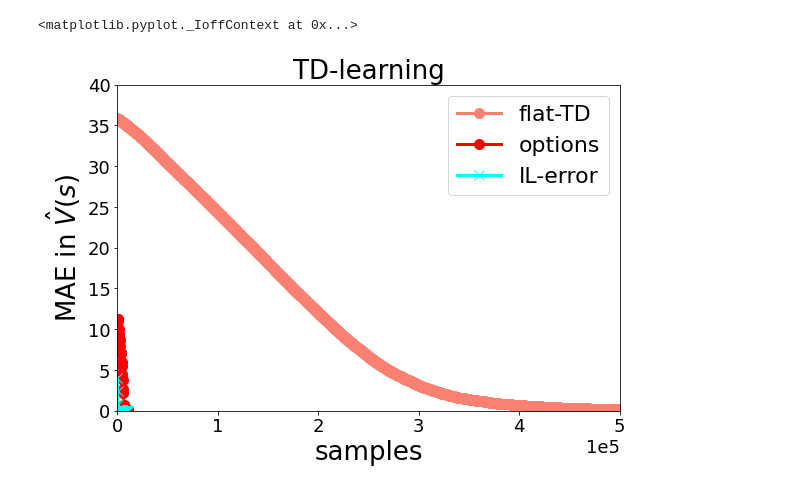
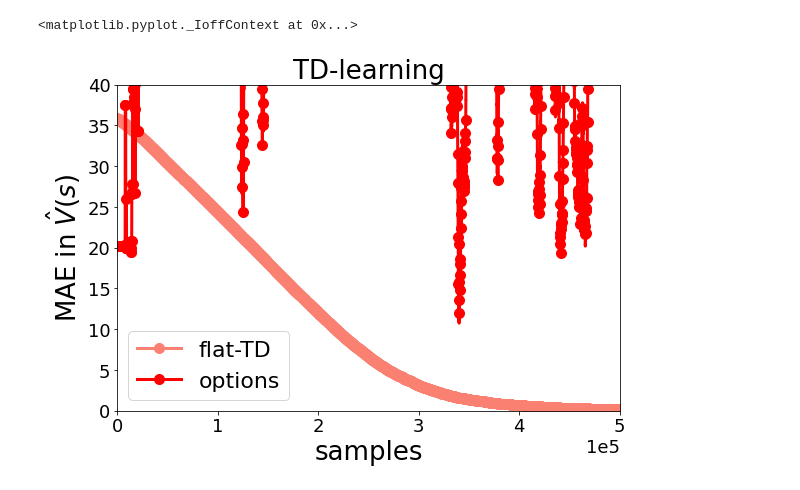
Before and after one commit to guillermoim/options, a Jupyter notebook: Untitled.ipynb, the cells around one changed output. Cells and saved outputs as stored; diff of their text form; code cells hidden in the pictures.

```diff
--- a/Untitled.ipynb
+++ b/Untitled.ipynb
@@ -23,11 +20,11 @@ plt.ioff()
 #errors3 = np.loadtxt('results/rooms_Flat_errors_lr04_eps01fixed.txt')
 errors4 = np.loadtxt('results/rooms_Flat_errors_8x8.txt')
 #errors5 = np.loadtxt('results/rooms_Flat_errors_dynamiclr_03eps.txt')
-#errors6 = np.loadtxt('results/rooms_options_errors_current.txt')
+errors6 = np.loadtxt('results/rooms_stochastic_H_errors_3x3.txt')
 #errors7 = np.loadtxt('results/rooms_options_errors_dynamic_fixedLL04.txt')
 #errors8 = np.loadtxt('results/rooms_options_errors_dynamic_LLgreedy.txt')
 #errors9 = np.loadtxt('results/rooms_options_errors_HL07_LL03.txt')
-#errors10 = np.loadtxt('results/rooms_options_errors_o_HL07_LL03.txt')
+#errors10 = np.loadtxt('results/rooms_stochastic_options_Q_3x3.txt')
 
 
 #filename = 'pictures/overall_taxi_5_1.pdf'
@@ -45,32 +42,32 @@ ax.set_title(fr'TD-learning', **csfont)
 #ax.plot(mean_rewards, linewidth=3, markevery=250, color='gray', marker='x', markersize=10)
 #ax.plot(errors, linewidth=3, markevery=250, color='brown', marker='d', markersize=10)
 #ax.plot(errors1, linewidth=3, markevery=250, color='orange', marker='x', markersize=10)
 #ax.plot(errors2, linewidth=3, markevery=250, color='blue', marker='v', markersize=10)
 #ax.plot(errors3, linewidth=3, markevery=250, color='green', marker='o', markersize=10)
 ax.plot(errors4, linewidth=3, markevery=250, color='salmon', marker='o', markersize=10)
 #ax.plot(errors5, linewidth=3, markevery=250, color='yellow', marker='o', markersize=10)
 ax.plot(errors6, linewidth=3, markevery=250, color='red', marker='o', markersize=10)
 #ax.plot(errors7, linewidth=3, markevery=250, color='blue', marker='o', markersize=10)
 #ax.plot(errors8, linewidth=3, markevery=250, color='green', marker='x', markersize=10)
 #ax.plot(errors9, linewidth=3, markevery=250, color='yellow', marker='x', markersize=10)
-ax.plot(errors10, linewidth=3, markevery=250, color='cyan', marker='x', markersize=10)
+#ax.plot(errors10, linewidth=3, markevery=250, color='cyan', marker='x', markersize=10)
 
 plt.ticklabel_format(style='sci', axis='x', scilimits=(0,0))
 
 legend = ['flat-TD', 'options', 'IL-error']
 
 ax.legend(legend, fontsize=22)
 ax.set_xlim((0,500000))
 ax.set_ylim((0,40))
 
 ax.tick_params(axis='both', which='major', labelsize=18)
 ax.tick_params(axis='both', which='minor', labelsize=18)
 ax.xaxis.offsetText.set_fontsize(18)
 
 ax.set_ylabel('MAE in $\hat V(s)$', **hfont)
 ax.set_xlabel('samples', **hfont)
 
 #plt.savefig(filename, bbox_inches='tight', dpi=500)
 plt.show()
 # %% [output]
-[figure, old version]
+[figure, new version]
```
Also changed, not shown: parts of 1 cell of this notebook, 12 other files.
